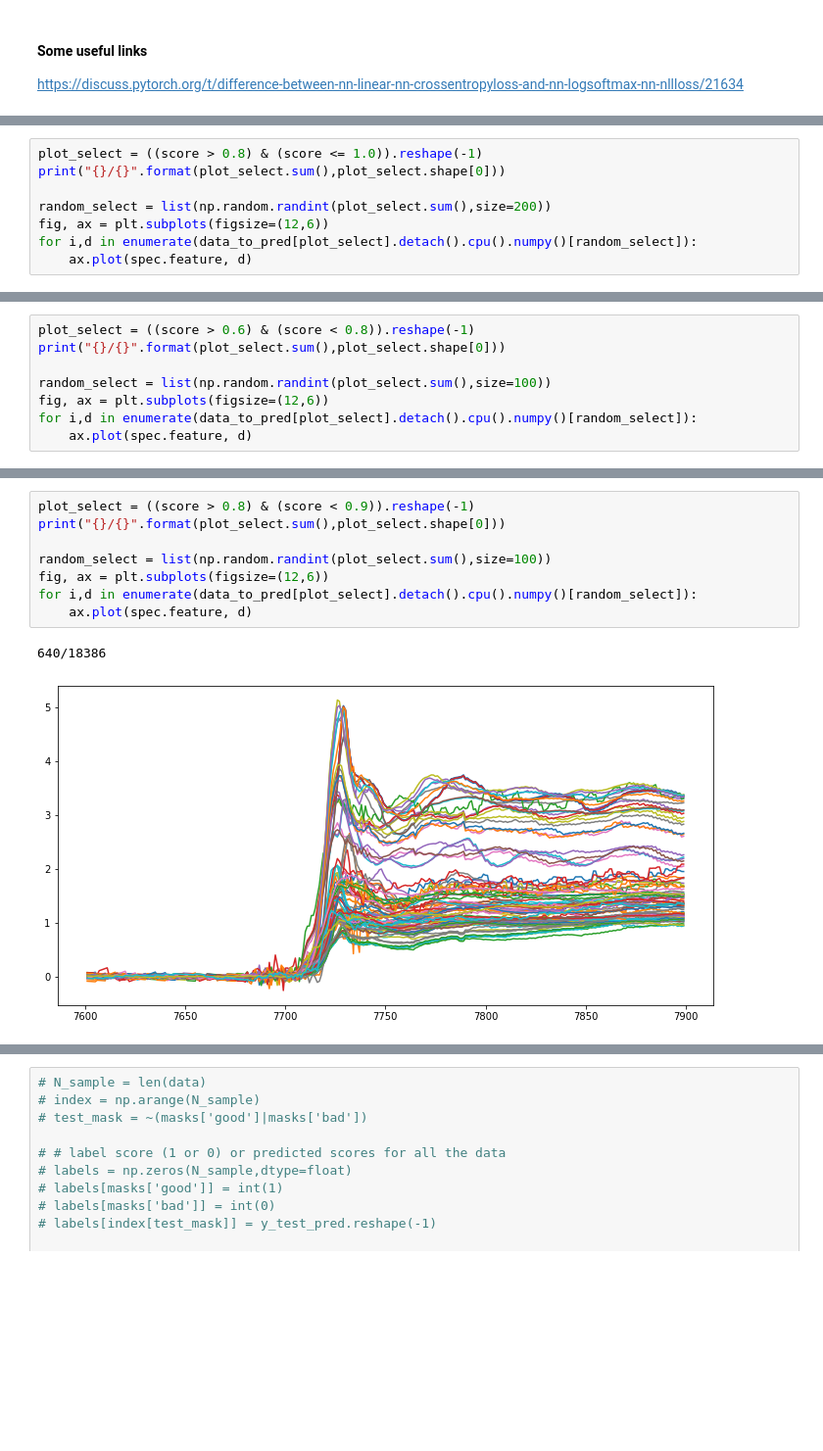
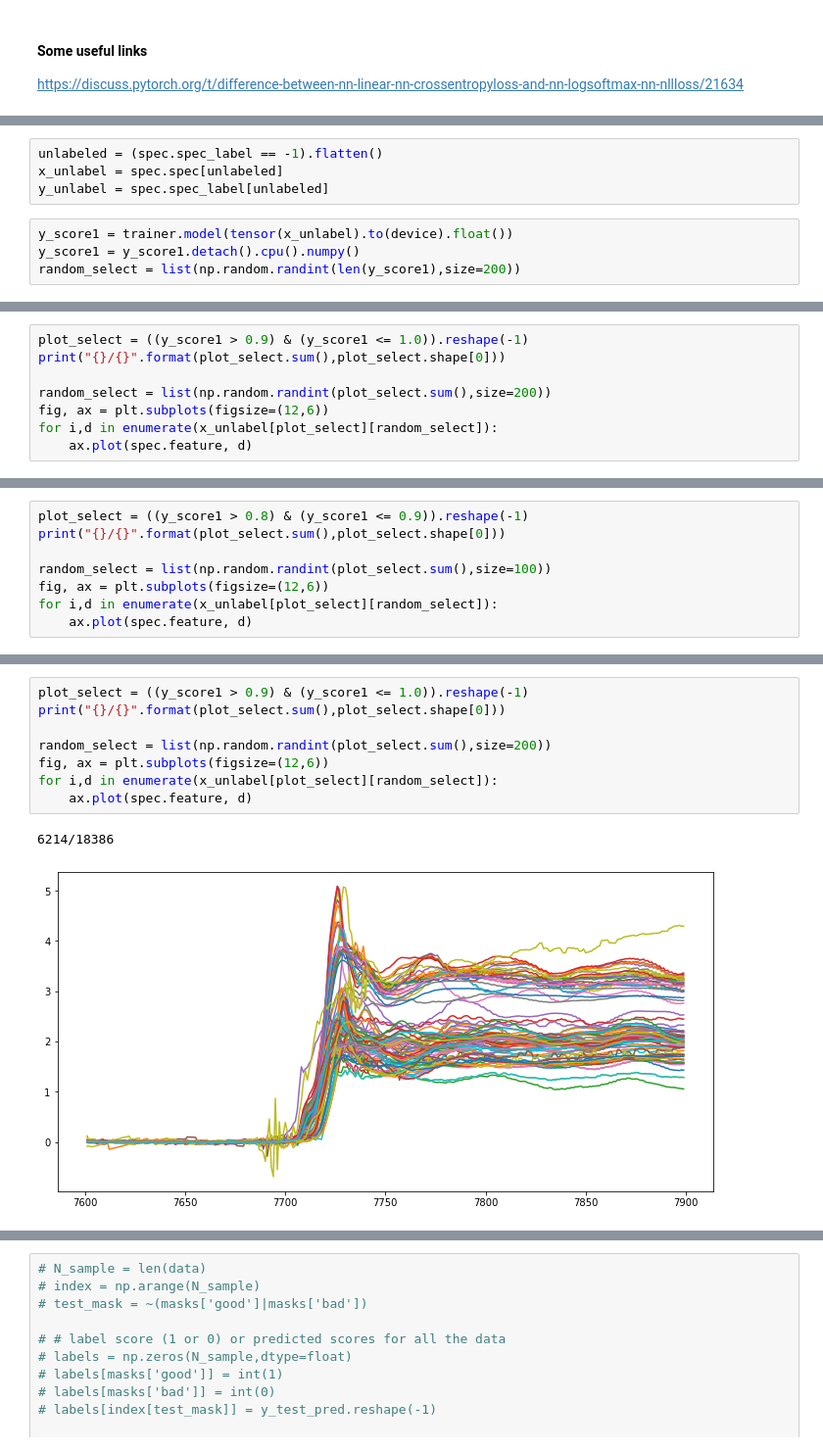
Before and after one commit to zleung9/spec_classification, a Jupyter notebook: notebooks/predict_xas_quality_FCN.ipynb, the cells around one changed output, grey strips where cells are left out. Shown at 98% size. Drawn from its saved outputs; the diff is of its cells as text; blank space fills up the shorter version.

```diff
--- a/notebooks/predict_xas_quality_FCN.ipynb
+++ b/notebooks/predict_xas_quality_FCN.ipynb
@@ -247 +173,9 @@ for i,d in enumerate(x_test.detach().cpu().numpy()[plot_select][random_select]):
+# %%
+unlabeled = (spec.spec_label == -1).flatten()
+x_unlabel = spec.spec[unlabeled]
+y_unlabel = spec.spec_label[unlabeled]
+# %%
+y_score1 = trainer.model(tensor(x_unlabel).to(device).float())
+y_score1 = y_score1.detach().cpu().numpy()
+random_select = list(np.random.randint(len(y_score1),size=200))
 # %%
@@ -289,9 +188,9 @@ plt.show()
 # %%
-plot_select = ((score > 0.8) & (score <= 1.0)).reshape(-1)
+plot_select = ((y_score1 > 0.9) & (y_score1 <= 1.0)).reshape(-1)
 print("{}/{}".format(plot_select.sum(),plot_select.shape[0]))
 
 random_select = list(np.random.randint(plot_select.sum(),size=200))
 fig, ax = plt.subplots(figsize=(12,6))
-for i,d in enumerate(data_to_pred[plot_select].detach().cpu().numpy()[random_select]):
+for i,d in enumerate(x_unlabel[plot_select][random_select]):
     ax.plot(spec.feature, d)
 # %% [output]
@@ -300,9 +199,9 @@ for i,d in enumerate(data_to_pred[plot_select].detach().cpu().numpy()[random_sel
 # %%
-plot_select = ((score > 0.6) & (score < 0.8)).reshape(-1)
+plot_select = ((y_score1 > 0.8) & (y_score1 <= 0.9)).reshape(-1)
 print("{}/{}".format(plot_select.sum(),plot_select.shape[0]))
 
 random_select = list(np.random.randint(plot_select.sum(),size=100))
 fig, ax = plt.subplots(figsize=(12,6))
-for i,d in enumerate(data_to_pred[plot_select].detach().cpu().numpy()[random_select]):
+for i,d in enumerate(x_unlabel[plot_select][random_select]):
     ax.plot(spec.feature, d)
 # %% [output]
@@ -311,14 +210,14 @@ for i,d in enumerate(data_to_pred[plot_select].detach().cpu().numpy()[random_sel
 # %%
-plot_select = ((score > 0.8) & (score < 0.9)).reshape(-1)
+plot_select = ((y_score1 > 0.9) & (y_score1 <= 1.0)).reshape(-1)
 print("{}/{}".format(plot_select.sum(),plot_select.shape[0]))
 
-random_select = list(np.random.randint(plot_select.sum(),size=100))
+random_select = list(np.random.randint(plot_select.sum(),size=200))
 fig, ax = plt.subplots(figsize=(12,6))
-for i,d in enumerate(data_to_pred[plot_select].detach().cpu().numpy()[random_select]):
+for i,d in enumerate(x_unlabel[plot_select][random_select]):
     ax.plot(spec.feature, d)
 # %% [output]
-640/18386
+6214/18386
-[figure, old version]
+[figure, new version]
 # %%
 plot_select = ((score > 0.9) & (score <= 1.0)).reshape(-1)
 print("{}/{}".format(plot_select.sum(),plot_select.shape[0]))
```
Also changed, not shown: parts of 38 cells of this notebook, 4 other files.
